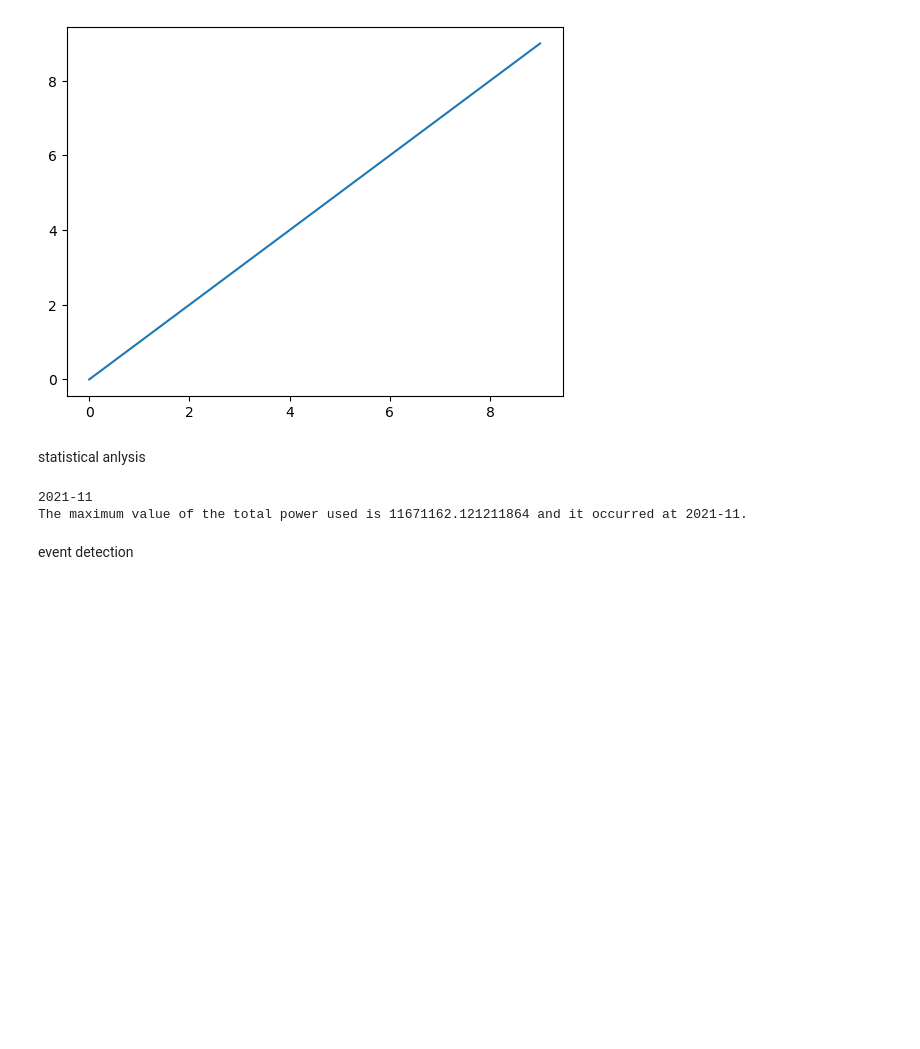
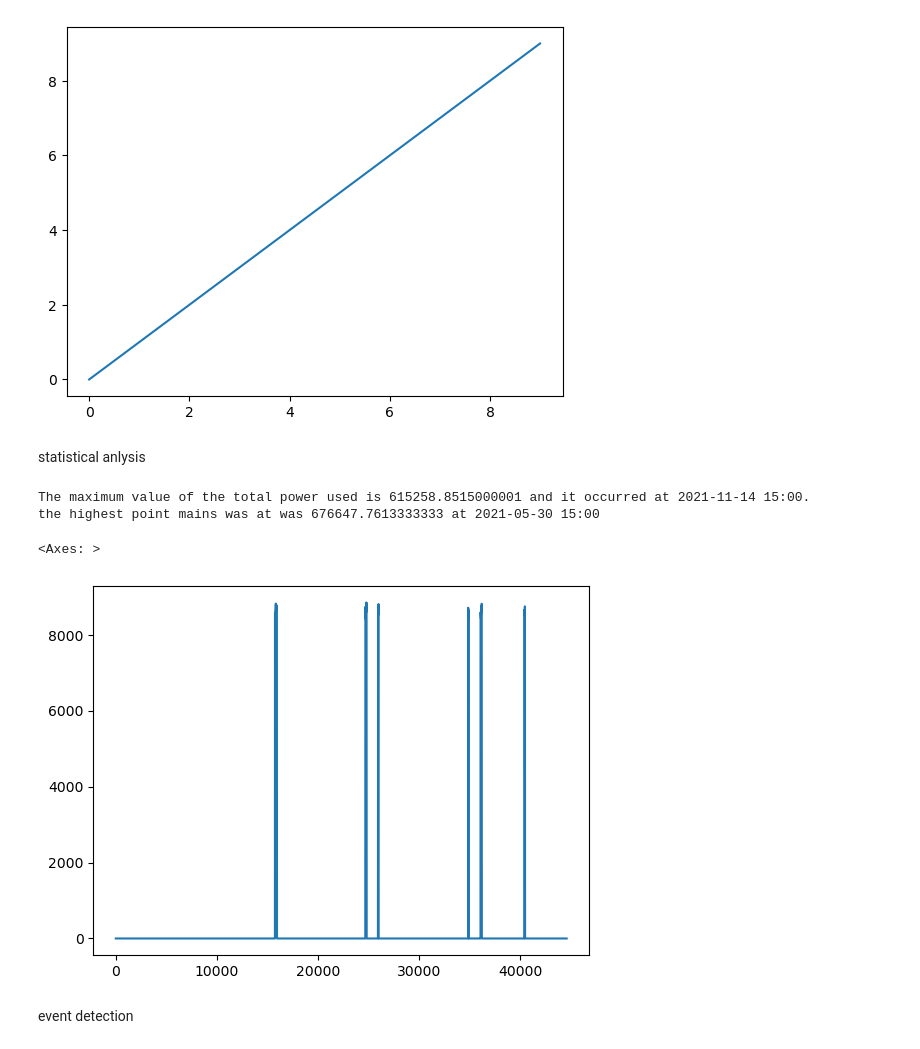
Before and after one commit to Benhyslop0/ee106-project, a Jupyter notebook: project work.ipynb, the cells around one changed output. Saved outputs shown, nothing was run; the diff lists cells and outputs as text; code cells hidden in the pictures; blank space fills up the shorter version.

```diff
--- a/project work.ipynb
+++ b/project work.ipynb
@@ -81,18 +82,27 @@ statistical anlysis
 # %%
 #getting max and min
 # Find the maximum value of variable
-max_value = Monthly_spent['total_evP_used'].max()
+max_value = hours['total_evP_used'].max()
+max_value2 = hours['total_mains_used'].max()
 
 # Find the time at which the maximum value occurred
+max_time = hours.loc[hours['total_evP_used'].idxmax()] # ['2020-01-01':'2020-01-02'] iloc[0:10]
+max_time2 = hours.loc[hours['total_mains_used'].idxmax()]
 
-max_time = Monthly_spent.loc[Monthly_spent['total_evP_used'].idxmax()] # ['2020-01-01':'2020-01-02'] iloc[0:10]
+# Display the results
+print(f'The maximum value of the total power used is {max_value} and it occurred at {max_time.name}.')
+print(f'the highest point mains was at was {max_value2} at {max_time2.name}')
 
+#creating a graph showing when values go above 0
+above_35 = hours[hours['total_evP_used']>0]
 
-# Display the results but still needs the time variable
-print(f'The maximum value of the total power used is {max_value} and it occurred at {max_time.name}.')
+rev = overall_use['total_evP_used'].iloc[1:44579]
+rev.plot()
 # %% [output]
-2021-11
-The maximum value of the total power used is 11671162.121211864 and it occurred at 2021-11.
+The maximum value of the total power used is 615258.8515000001 and it occurred at 2021-11-14 15:00.
+the highest point mains was at was 676647.7613333333 at 2021-05-30 15:00
+<Axes: >
+[figure, added]
 # %% [markdown]
 event detection
 # %%
```
Also changed, not shown: parts of 3 cells of this notebook.
